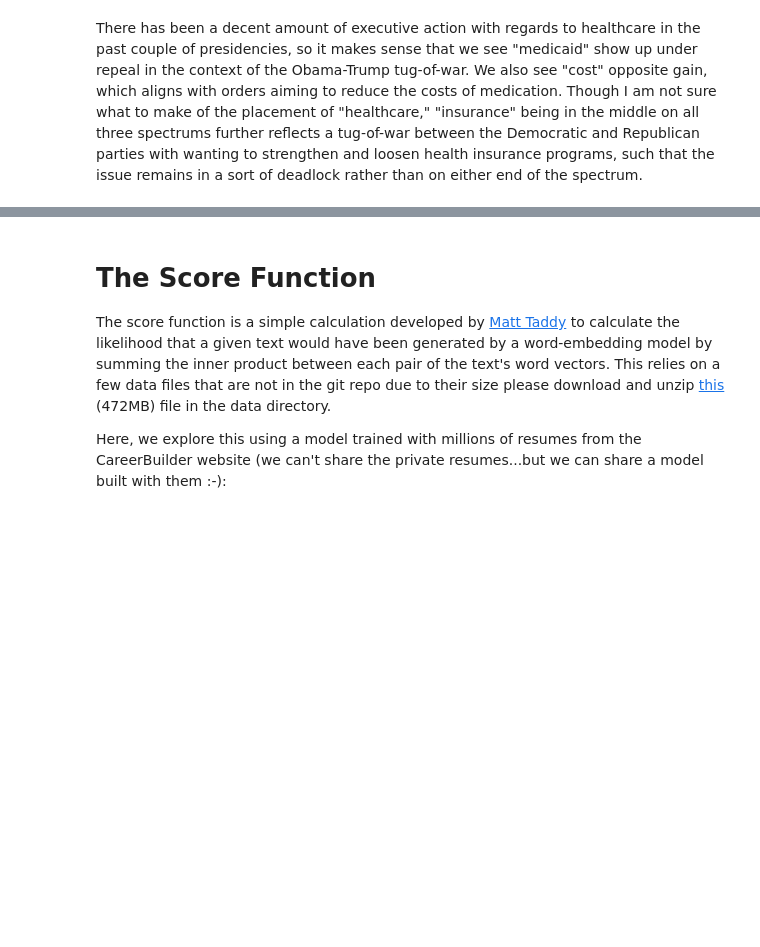
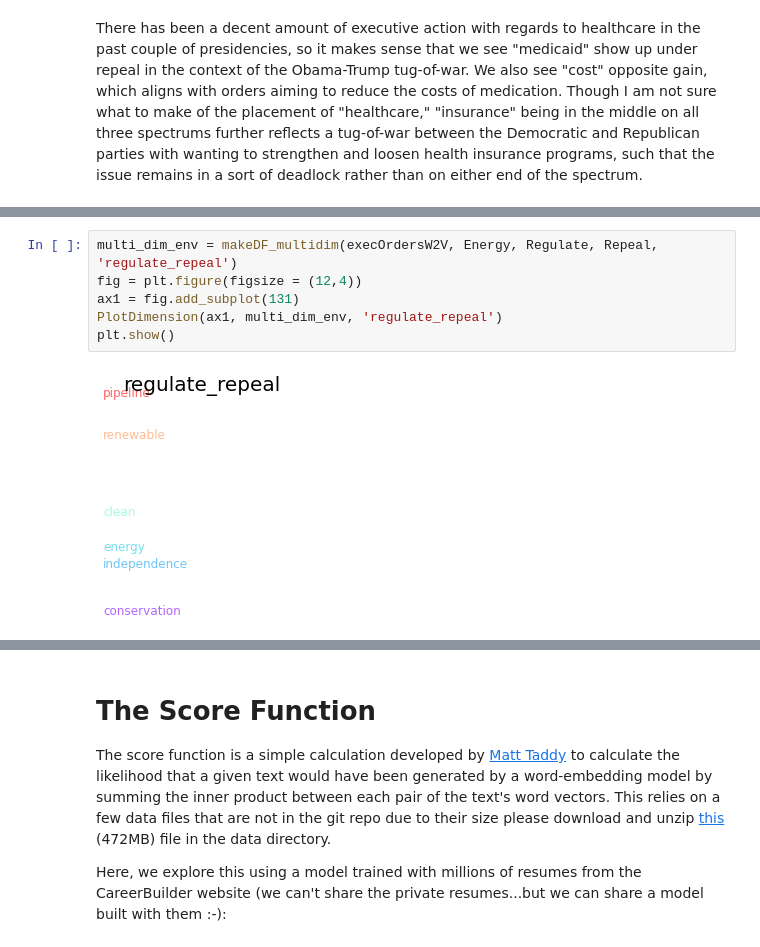
Before and after one commit to lilygrier/Homework-Notebooks, a Jupyter notebook: week-7/7-Vector-Space-Word-Embeddings_lilygrier.ipynb, the cells around one changed output, grey strips where cells are left out. Drawn from its saved outputs; the diff is of its cells as text; blank space fills up the shorter version.

```diff
--- a/week-7/7-Vector-Space-Word-Embeddings_lilygrier.ipynb
+++ b/week-7/7-Vector-Space-Word-Embeddings_lilygrier.ipynb
@@ -1439,0 +1465,8 @@ Though relatively few executive orders cover education and labor, this distribut
+# %%
+multi_dim_env = makeDF_multidim(execOrdersW2V, Energy, Regulate, Repeal, 'regulate_repeal')
+fig = plt.figure(figsize = (12,4))
+ax1 = fig.add_subplot(131)
+PlotDimension(ax1, multi_dim_env, 'regulate_repeal')
+plt.show()
+# %% [output]
+[figure, added]
```
Also changed, not shown: parts of 16 cells of this notebook.
